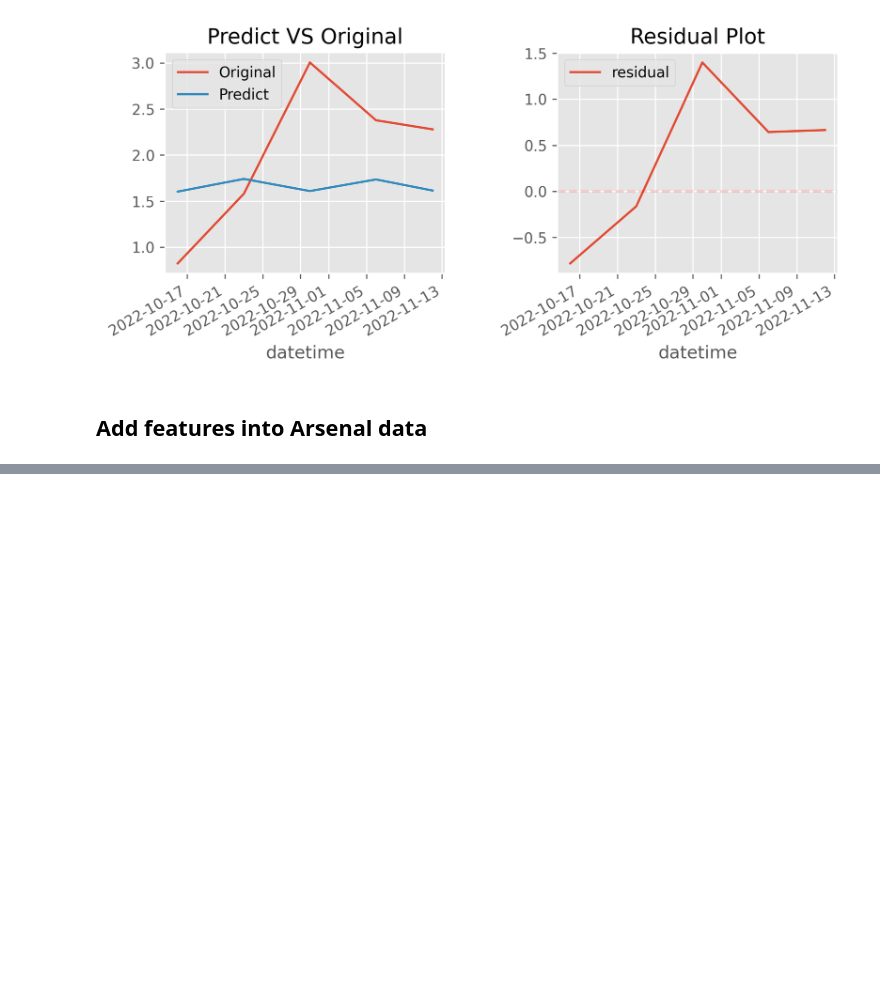
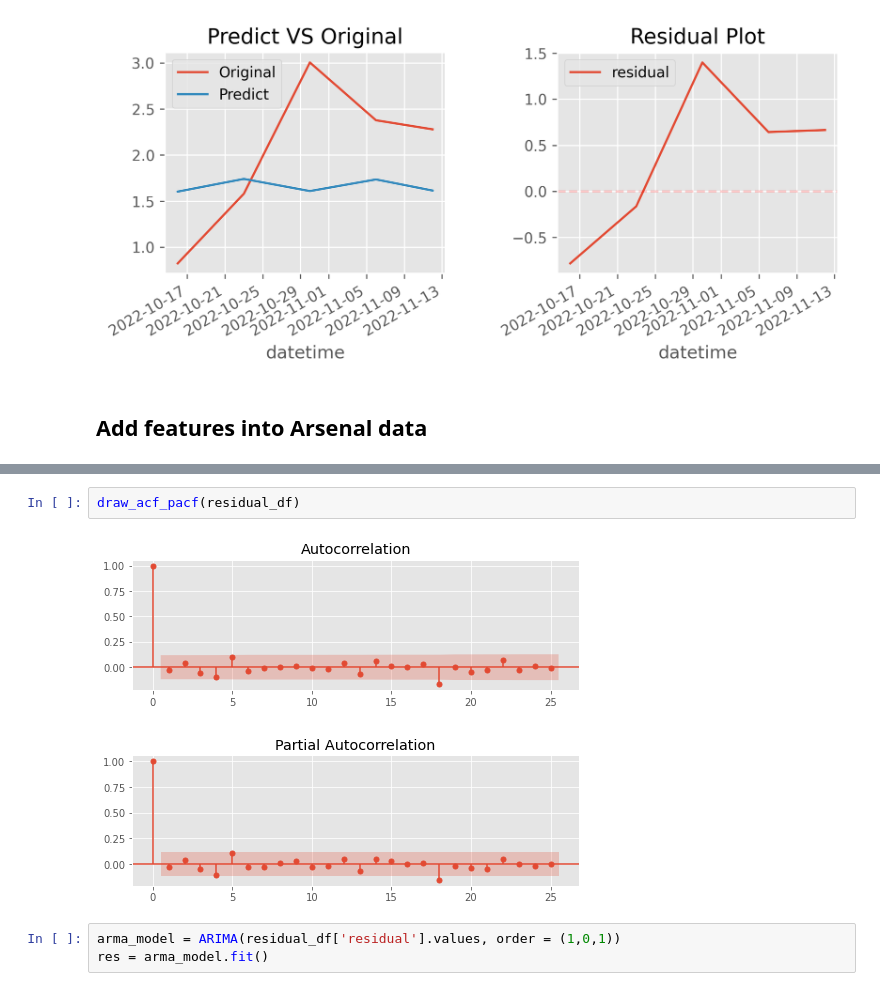
Before and after one commit to mruiyangyou/Predict-Football-Matches-With-xG, a Jupyter notebook: src/python/time_series_analysis.ipynb, the cells around one changed output, grey strips where cells are left out. Drawn from its saved outputs; the diff is of its cells as text; blank space fills up the shorter version.

```diff
--- a/src/python/time_series_analysis.ipynb
+++ b/src/python/time_series_analysis.ipynb
@@ -268,0 +350,7 @@ Name: team_xG, Length: 280, dtype: float64
+# %%
+draw_acf_pacf(residual_df)
+# %% [output]
+[figure, added]
+# %%
+arma_model = ARIMA(residual_df['residual'].values, order = (1,0,1))
+res = arma_model.fit()
```
Also changed, not shown: parts of 23 cells of this notebook, 8 other files.
